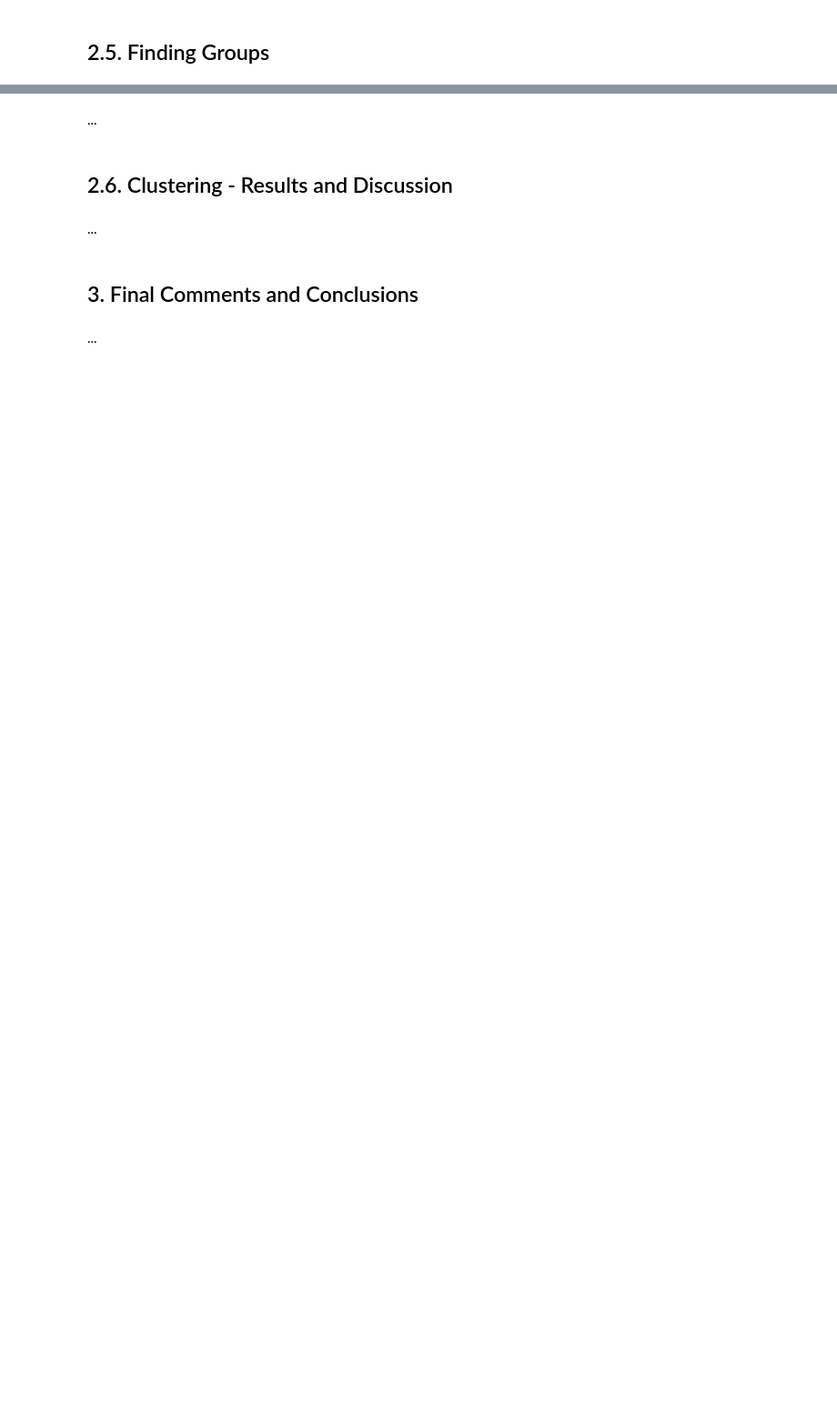
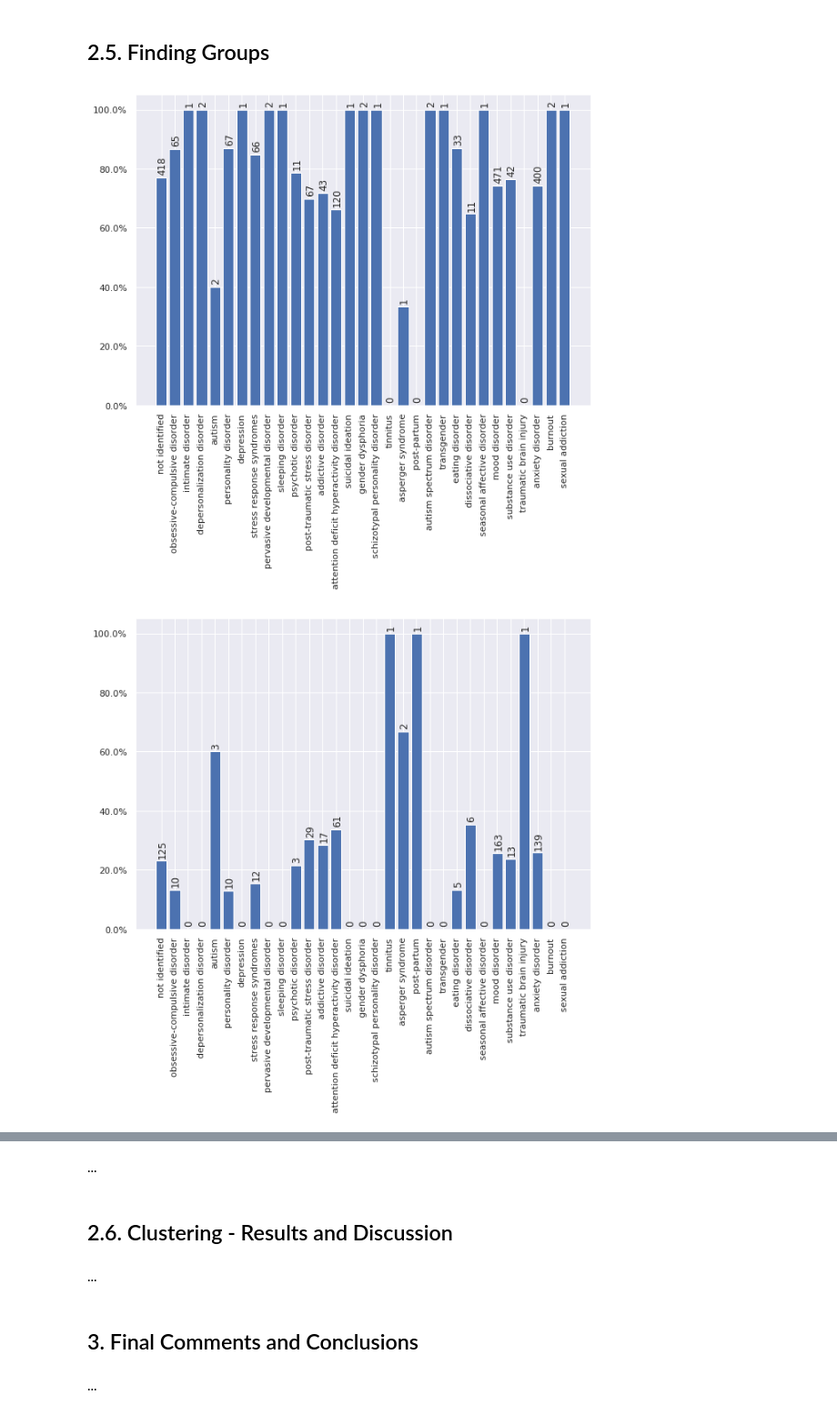
Before and after one commit to jakmak24/ML_health, a Jupyter notebook: AA_201819_Project.ipynb, the cells around one changed output, grey strips where cells are left out. Shown at 91% size. Cells and saved outputs as stored; diff of their text form; code cells hidden in the pictures; blank space fills up the shorter version.

```diff
--- a/AA_201819_Project.ipynb
+++ b/AA_201819_Project.ipynb
@@ -1239,0 +1208,47 @@ analyze_clusters(AgglomerativeClustering(linkage="average", n_clusters=2), x_dat
+# %%
+def cluster_data(data, name_index):
+    data = data.values
+    x_data = np.delete(data, name_index, axis = 1)
+    y_data = data[:, name_index]
+    return (x_data, y_data)
+# %%
+def frequencies(data):
+    unique, counts = np.unique(data, return_counts=True)
+    return dict(zip(unique, counts))
+# %%
+def empty_dict(array):
+    d = {}
+    for i in set(array):
+        d[i] = 0
+    return d
+# %%
+def analyze_clusters(cluster, data):
+    x_data, y_data = data
+    freq = frequencies(y_data)
+    cluster = cluster.fit(x_data)
+    predicted = cluster.labels_
+    correct = y_data
+    size = max(predicted) + 1
+    labels = []
+    for i in range(size):
+        labels.append(empty_dict(y_data))
+    for i in range(len(predicted)):
+        c = labels[predicted[i]]
+        c[correct[i]] = c.get(correct[i], 0) + 1
+    for i in labels:
+        #for key in i:
+         #   i[key] = (i[key] / freq[key]) * 100.0
+        fig, ax = plt.subplots()
+        ax.yaxis.set_major_formatter(FuncFormatter(lambda val, pos: str(val) + '%'))
+        plt.xticks(rotation='vertical')
+        rects = plt.bar(i.keys(), [i[key] / freq[key] * 100.0 for key in i.keys()])
+        for (rect, val) in zip(rects, i.values()):
+            height = rect.get_height()
+            plt.text(0.1 + rect.get_x()+rect.get_width()/2.0, height + 1, '%d'%int(val),
+                    ha='center', va='bottom', rotation='vertical')
+        plt.show()
+# %%
+analyze_clusters(AgglomerativeClustering(linkage="ward", n_clusters=2), cluster_data(one_disorder_df, 44))
+# %% [output]
+[figure, added]
+[figure, added]
```
Also changed, not shown: parts of 12 cells of this notebook.
